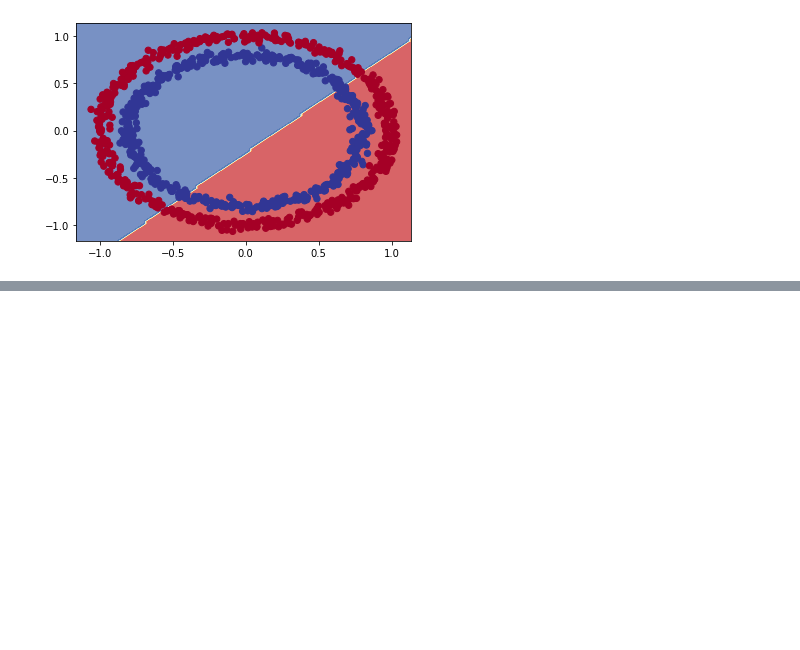
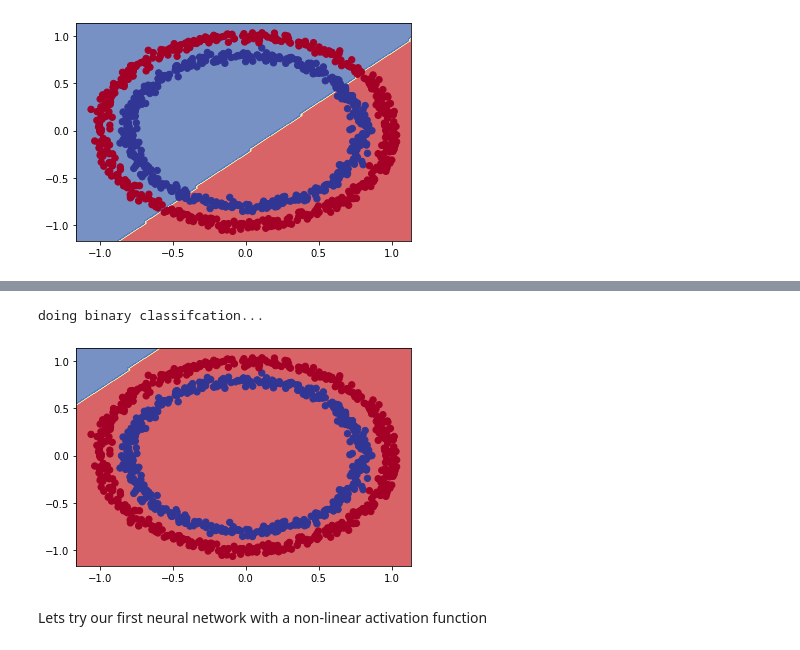
Before and after one commit to ElenaBara21/TensorFlow, a Jupyter notebook: 02_neural_network_classification_in_tensorfloew.ipynb, the cells around one changed output, grey strips where cells are left out. Saved outputs shown, nothing was run; the diff lists cells and outputs as text; code cells hidden in the pictures; blank space fills up the shorter version.

```diff
--- a/02_neural_network_classification_in_tensorfloew.ipynb
+++ b/02_neural_network_classification_in_tensorfloew.ipynb
@@ -272,0 +363,17 @@ doing binary classifcation...
+# %%
+# Set the random seed
+tf.random.set_seed=42
+
+# Create the model
+model_4 = tf.keras.Sequential([
+  tf.keras.layers.Dense(1, activation=tf.keras.activations.linear), # 1 hidden layer with linear activation
+  tf.keras.layers.Dense(1) # output layer
+])
+
+# Compile the model
+model_4.compile(loss=tf.keras.losses.binary_crossentropy,
+                optimizer=tf.keras.optimizers.Adam(lr=0.001), # "lr" is short for "learning rate"
+                metrics=["accuracy"])
+
+# Fit the model
+history = model_4.fit(X, y, epochs=100)
@@ -272,0 +404,10 @@ doing binary classifcation...
+# %%
+#Check th edecision boundary for our latest model
+plot_decision_boundary(model=model_4,
+                       X=X,
+                       y=y)
+# %% [output]
+doing binary classifcation...
+[figure, added]
+# %% [markdown]
+Lets try our first neural network with a non-linear activation function
```
Also changed, not shown: parts of 14 cells of this notebook.
